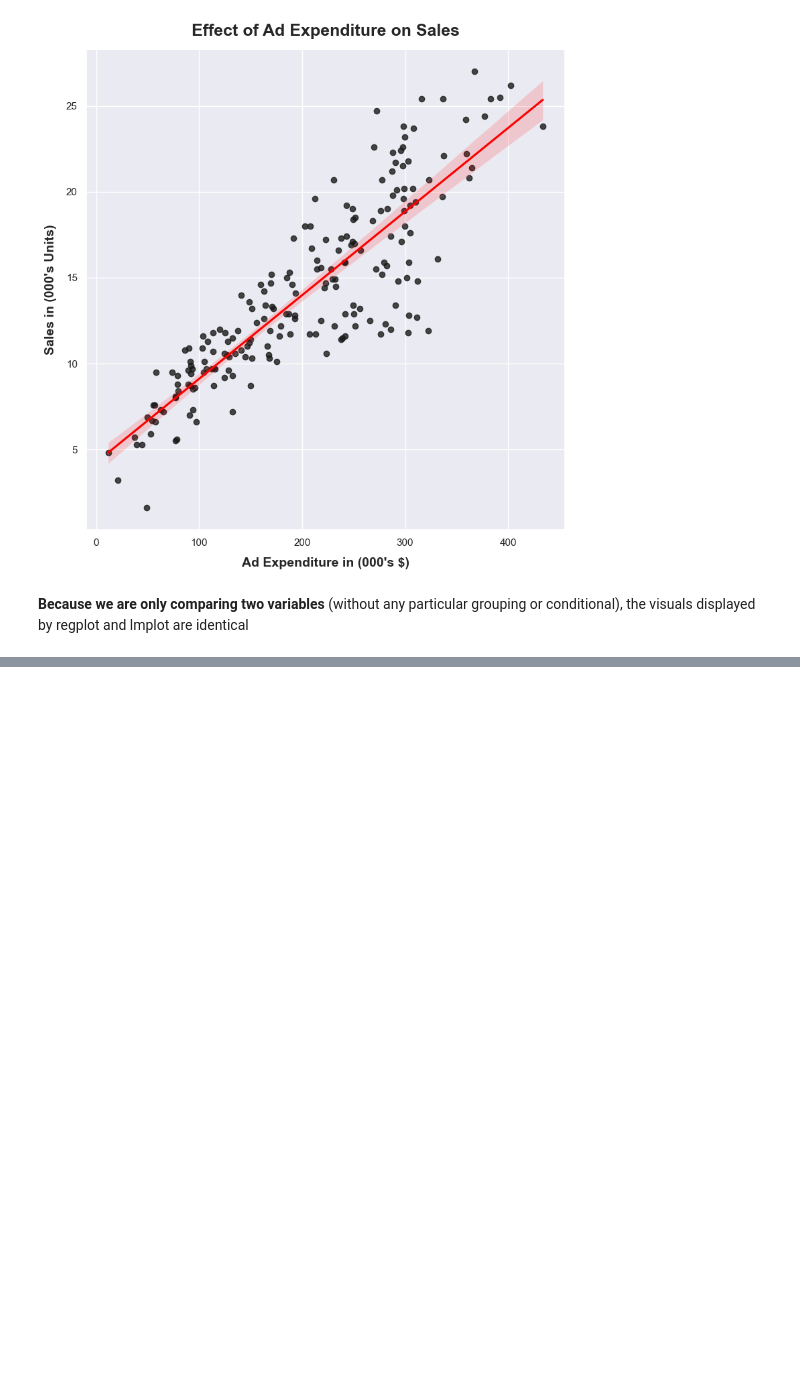
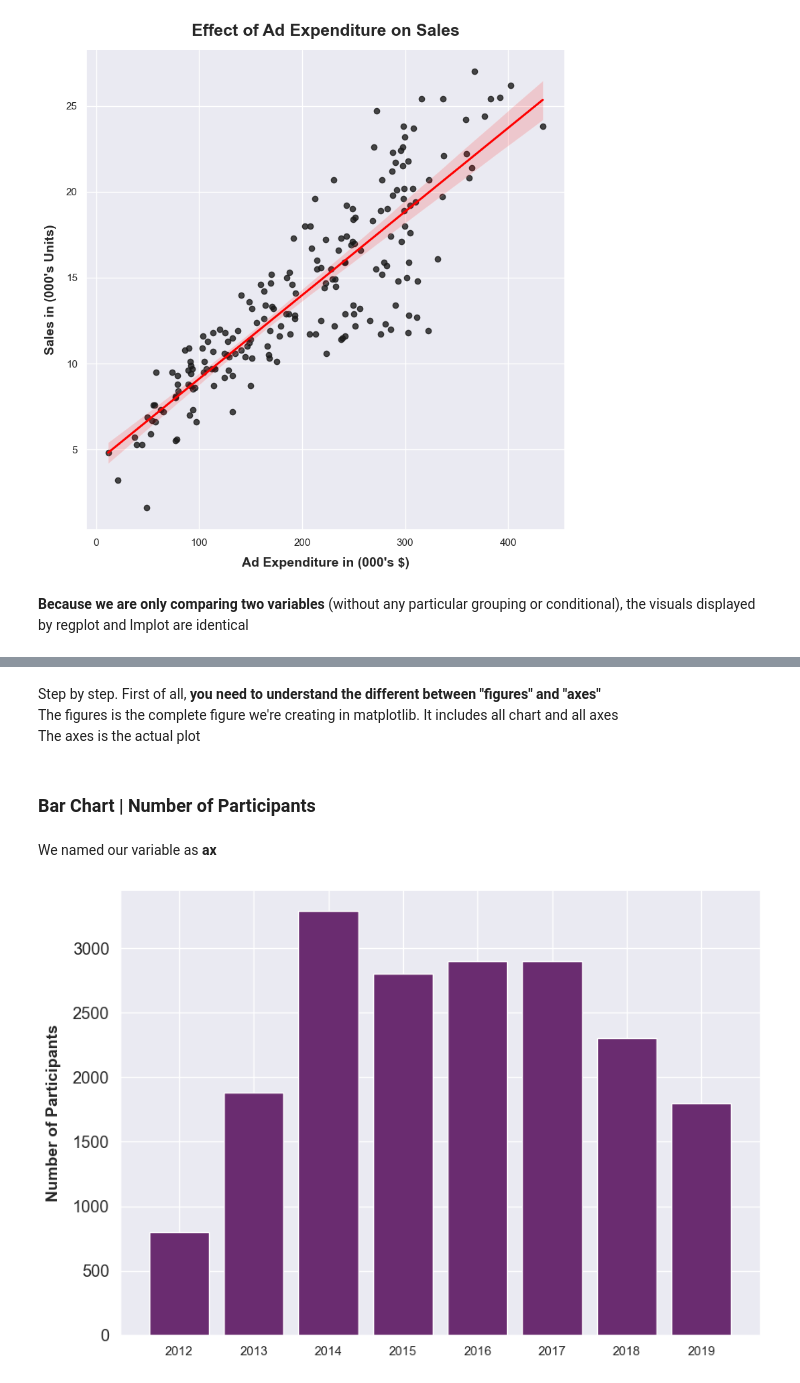
Before and after one commit to withraja/Data-Visualization-Tutorial, a Jupyter notebook: DataViz.ipynb, the cells around one changed output, grey strips where cells are left out. Drawn from its saved outputs; the diff is of its cells as text; code cells hidden in the pictures; blank space fills up the shorter version.

```diff
--- a/DataViz.ipynb
+++ b/DataViz.ipynb
@@ -517,0 +525,11 @@ plt.show()
+# %%
+import pandas as pd
+import matplotlib.pyplot as plt
+
+from matplotlib.ticker import PercentFormatter  # Converts values into percentage format, we will need it later
+
+import seaborn as sns
+sns.set()
+# %%
+df_kdnuggets = pd.read_csv("Bar_Line_Chart_Data.csv")
+df_kdnuggets.head()
@@ -517,0 +543,26 @@ plt.show()
+# %% [markdown]
+Step by step. First of all, **you need to understand the different between "figures" and "axes"**
+The figures is the complete figure we're creating in matplotlib. It includes all chart and all axes
+The axes is the actual plot
+# %% [markdown]
+### **Bar** Chart | Number of Participants
+# %% [markdown]
+We named our variable as **ax**
+# %%
+# Determine the size of our visualization
+fig, ax = plt.subplots(figsize = (10, 7))
+
+ax.bar(df_kdnuggets["Year"],
+       df_kdnuggets["Participants"],
+       color = "#6A2C70")
+
+ax.set_ylabel("Number of Participants",
+              weight = "bold",
+              fontsize = 14,
+              labelpad = 10)
+
+ax.tick_params(axis = "y",
+               width = 2,
+               labelsize = "large")
+# %% [output]
+[figure, added]
```
Also changed, not shown: parts of 11 cells of this notebook, 1 other file.
